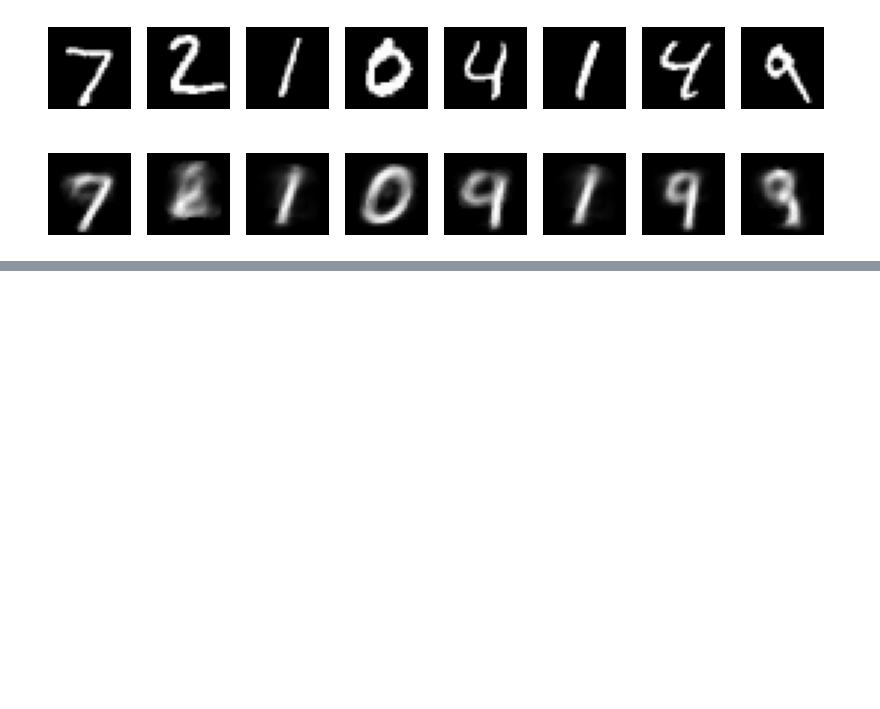
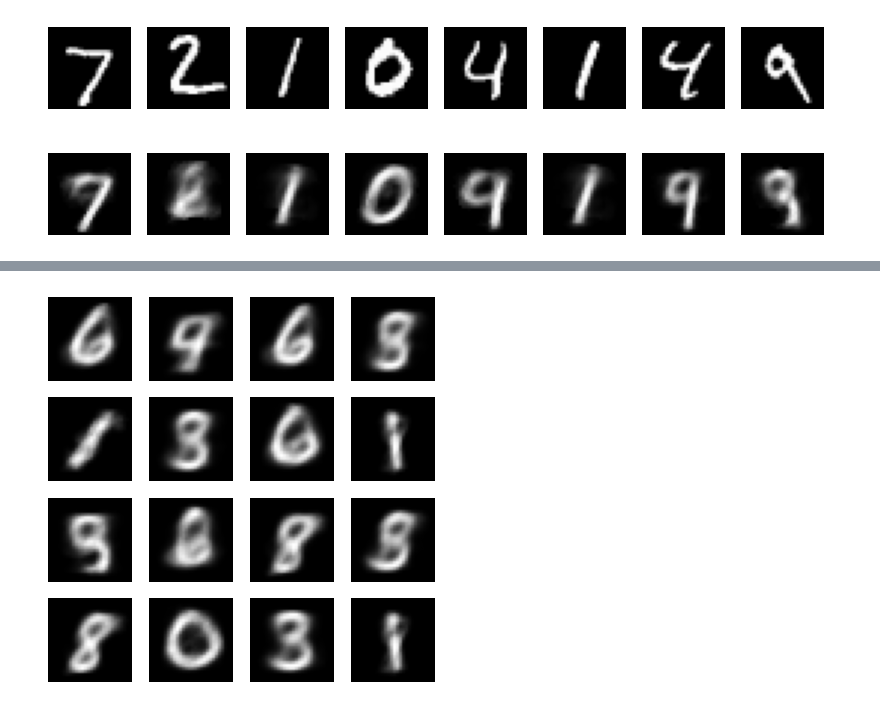
Before and after one commit to guptaankit894/AAIM, a Jupyter notebook: google_colab_files/Autoencoders.ipynb, the cells around one changed output, grey strips where cells are left out. Saved outputs shown, nothing was run; the diff lists cells and outputs as text; code cells hidden in the pictures; blank space fills up the shorter version.

```diff
--- a/google_colab_files/Autoencoders.ipynb
+++ b/google_colab_files/Autoencoders.ipynb
@@ -97,0 +142,21 @@ plt.show()
+# %%
+device=torch.device("cuda" if torch.cuda.is_available() else "cpu")
+model = VAE().to(device)
+optimizer = optim.Adam(model.parameters(), lr=1e-3)
+
+for epoch in range(10):
+    total_loss = 0
+
+    for x, _ in train_loader:
+        x = x.to(device)
+
+        optimizer.zero_grad()
+        x_recon, mu, logvar = model(x)
+
+        loss = vae_loss(x_recon, x, mu, logvar)
+        loss.backward()
+        optimizer.step()
+
+        total_loss += loss.item()
+
+    print(f"Epoch {epoch+1}, Loss: {total_loss/len(train_loader):.2f}")
@@ -97,0 +174,16 @@ plt.show()
+# %%
+model.eval()
+
+with torch.no_grad():
+    z = torch.randn(16, 2).to(device)
+    samples = model.decode(z).cpu()
+
+fig, axes = plt.subplots(4, 4, figsize=(5,5))
+
+for i, ax in enumerate(axes.flat):
+    ax.imshow(samples[i].view(28,28), cmap='gray')
+    ax.axis('off')
+
+plt.show()
+# %% [output]
+[figure, added]
```
Also changed, not shown: parts of 4 cells of this notebook.
